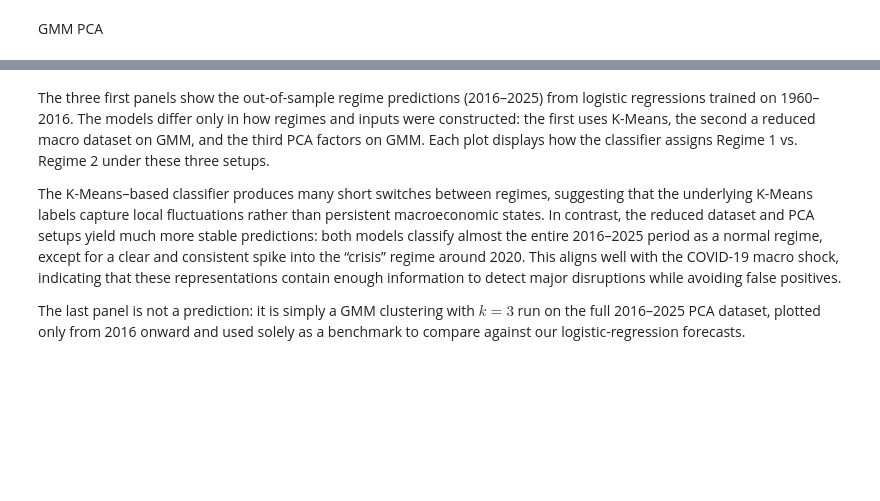
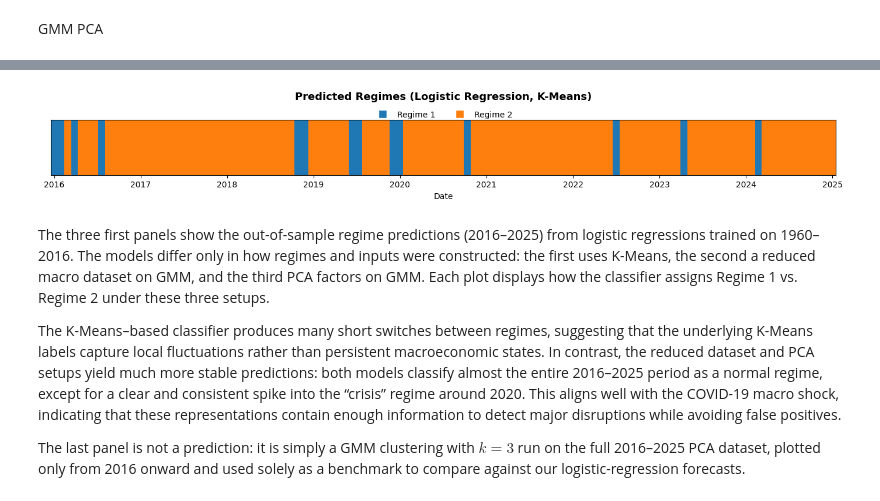
Before and after one commit to alexisdantzikian/ML_PM, a Jupyter notebook: nbs/main.ipynb, the cells around one changed output, grey strips where cells are left out. Cells and saved outputs as stored; diff of their text form; code cells hidden in the pictures; blank space fills up the shorter version.

```diff
--- a/nbs/main.ipynb
+++ b/nbs/main.ipynb
@@ -1712,0 +1587,82 @@ plt.show()
+# %%
+results = fit_logit_regime_classifier(
+    X_train=fred_IS,
+    y_train=reg_kmeans_IS,
+    X_test=fred_OOS,
+    class_labels=(1, 2),
+    C=1.0,
+    penalty="l2",
+    solver="lbfgs",
+    random_state=42
+)
+
+logit        = results["model"]
+proba_IS     = results["proba_IS"]
+regime_IS    = results["pred_IS_label"]
+proba_OOS    = results["proba_OOS"]
+regime_kmeans_OOS   = results["pred_OOS_label"]
+
+
+colors = {1: "royalblue", 2: "orange"}
+
+reg = regime_kmeans_OOS.dropna()
+dates = reg.index
+labels = reg.values
+n_regimes = 2
+
+# 0..K-1 for the colormap, but labels are 1..K
+Z = (labels - 1).reshape(1, -1)
+
+# --- Random color palette like in your GMM plot ---
+palette = sns.color_palette("tab10", n_colors=n_regimes)
+random.shuffle(palette)
+cmap = ListedColormap(palette)
+
+# --- Figure ---
+plt.figure(figsize=(14, 2.6))
+
+# Horizontal "heatmap" band
+plt.imshow(Z, aspect="auto", cmap=cmap)
+plt.yticks([])
+
+# Time ticks: 10 evenly spaced years
+plt.xticks(
+    ticks=np.linspace(0, len(dates) - 1, 10),
+    labels=pd.to_datetime(
+        np.linspace(dates[0].value, dates[-1].value, 10)
+    ).strftime("%Y")
+)
+
+# Title
+plt.title(
+    "Predicted Regimes (Logistic Regression, K-Means)",
+    fontsize=13,
+    weight="bold",
+    pad=25
+)
+plt.xlabel("Date")
+
+# Legend: Regime 1..K with the right colors
+handles = [
+    plt.Line2D(
+        [0], [0],
+        marker="s",
+        color="w",
+        label=f"Regime {k}",
+        markerfacecolor=palette[k - 1],
+        markersize=10
+    )
+    for k in range(1, n_regimes + 1)
+]
+
+plt.legend(
+    handles=handles,
+    loc="upper center",
+    bbox_to_anchor=(0.5, 1.30),
+    ncol=n_regimes,
+    frameon=False
+)
+
+plt.tight_layout(rect=[0, 0, 1, 0.85])
+plt.show()
+# %% [output]
@@ -1713,3 +1677,4 @@ plt.show()
+[figure, added]
 # %% [markdown]
 The three first panels show the out-of-sample regime predictions (2016–2025) from logistic regressions trained on 1960–2016. The models differ only in how regimes and inputs were constructed: the first uses K-Means, the second a reduced macro dataset on GMM, and the third PCA factors on GMM. Each plot displays how the classifier assigns Regime 1 vs. Regime 2 under these three setups.
 
```
Also changed, not shown: parts of 27 cells of this notebook.
